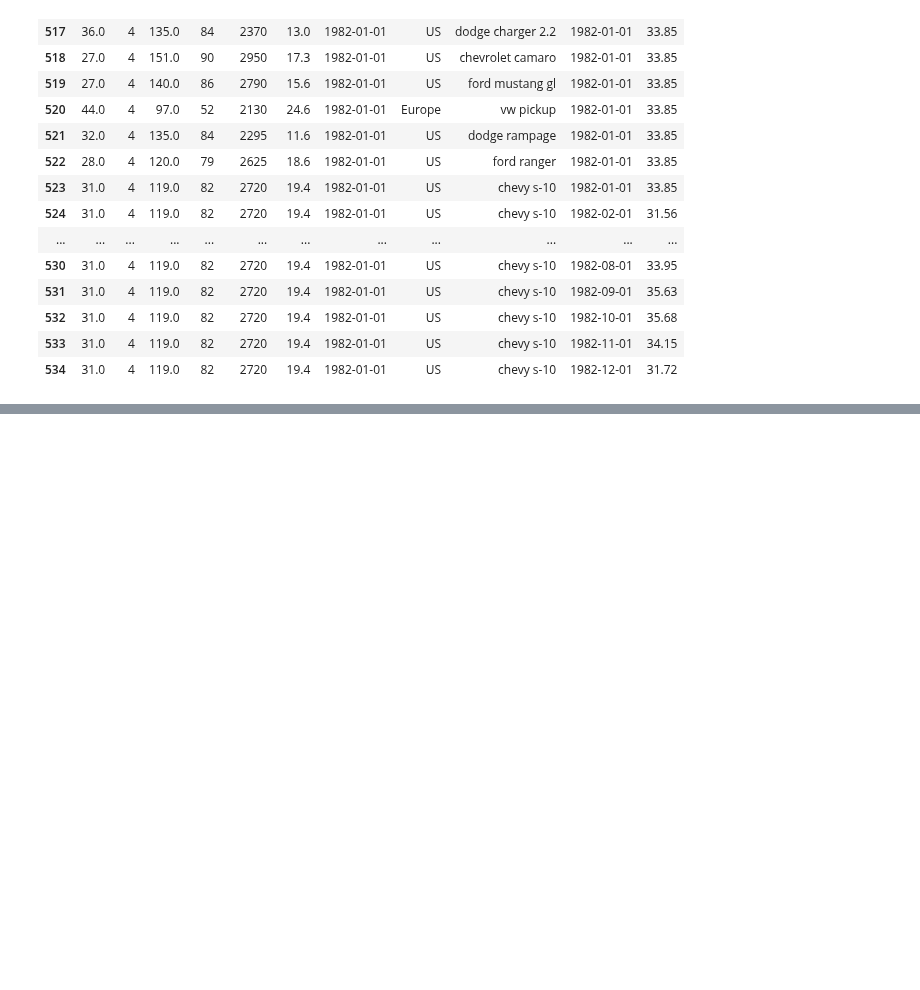
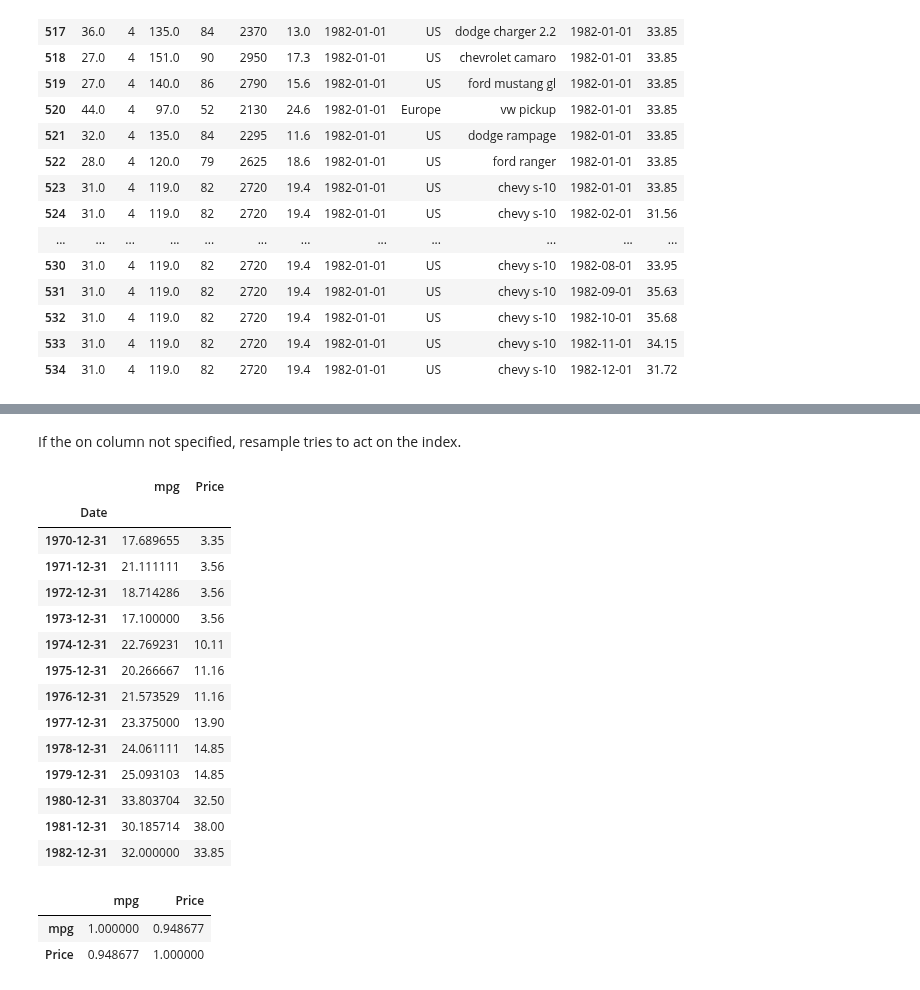
Before and after one commit to sushant2811/pythonAndStatsForDS, a Jupyter notebook: advancedPandas.ipynb, the cells around one changed output, grey strips where cells are left out. Cells and saved outputs as stored; diff of their text form; code cells hidden in the pictures; blank space fills up the shorter version.

```diff
--- a/advancedPandas.ipynb
+++ b/advancedPandas.ipynb
@@ -2807,0 +2871,26 @@ pd.merge_ordered(auto, oil, left_on='yr', right_on='Date', fill_method='ffill').
+# %% [markdown]
+If the on column not specified, resample tries to act on the index.
+# %%
+yearly
+# %% [output]
+|  | mpg | Price |
+| Date |  |  |
+| 1970-12-31 | 17.689655 | 3.35 |
+| 1971-12-31 | 21.111111 | 3.56 |
+| 1972-12-31 | 18.714286 | 3.56 |
+| 1973-12-31 | 17.100000 | 3.56 |
+| 1974-12-31 | 22.769231 | 10.11 |
+| 1975-12-31 | 20.266667 | 11.16 |
+| 1976-12-31 | 21.573529 | 11.16 |
+| 1977-12-31 | 23.375000 | 13.90 |
+| 1978-12-31 | 24.061111 | 14.85 |
+| 1979-12-31 | 25.093103 | 14.85 |
+| 1980-12-31 | 33.803704 | 32.50 |
+| 1981-12-31 | 30.185714 | 38.00 |
+| 1982-12-31 | 32.000000 | 33.85 |
+# %%
+yearly.corr()
+# %% [output]
+|  | mpg | Price |
+| mpg | 1.000000 | 0.948677 |
+| Price | 0.948677 | 1.000000 |
```
Also changed, not shown: parts of 10 cells of this notebook.
